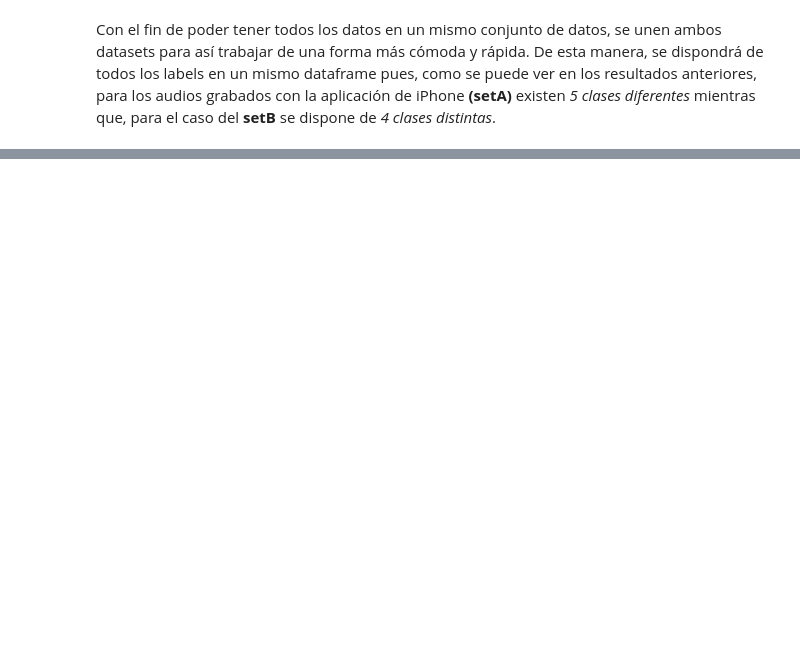
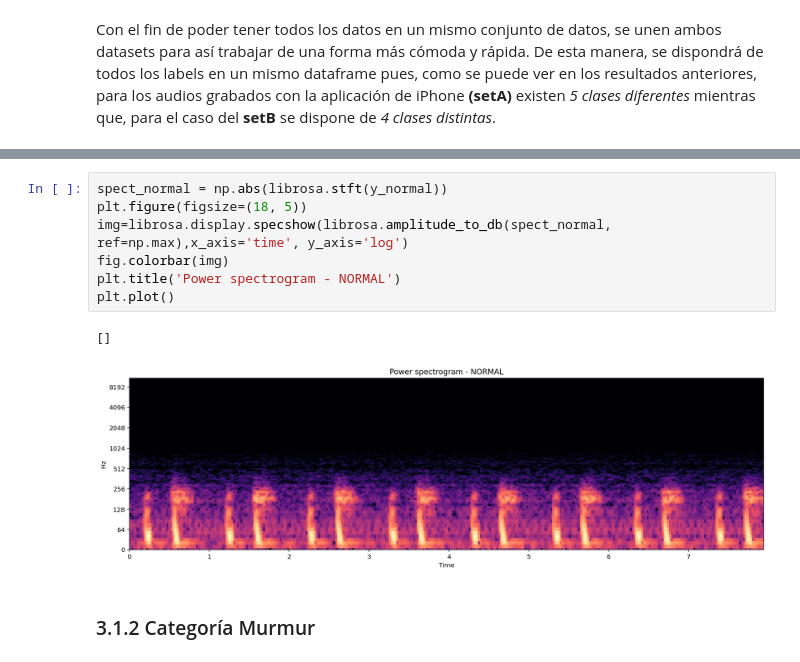
Before and after one commit to lauralucendom/MBD_audio, a Jupyter notebook: audio_analysis.ipynb, the cells around one changed output, grey strips where cells are left out. Saved outputs shown, nothing was run; the diff lists cells and outputs as text; blank space fills up the shorter version.

Commit message:
Update Spectograms and Waveforms

```diff
--- a/audio_analysis.ipynb
+++ b/audio_analysis.ipynb
@@ -52,0 +136,12 @@ Con el fin de poder tener todos los datos en un mismo conjunto de datos, se unen
+# %%
+spect_normal = np.abs(librosa.stft(y_normal))
+plt.figure(figsize=(18, 5))
+img=librosa.display.specshow(librosa.amplitude_to_db(spect_normal, ref=np.max),x_axis='time', y_axis='log')
+fig.colorbar(img)
+plt.title('Power spectrogram - NORMAL')
+plt.plot()
+# %% [output]
+[]
+[figure, added]
+# %% [markdown]
+### 3.1.2 Categoría Murmur
```
Also changed, not shown: parts of 27 cells of this notebook, 1 other file.
